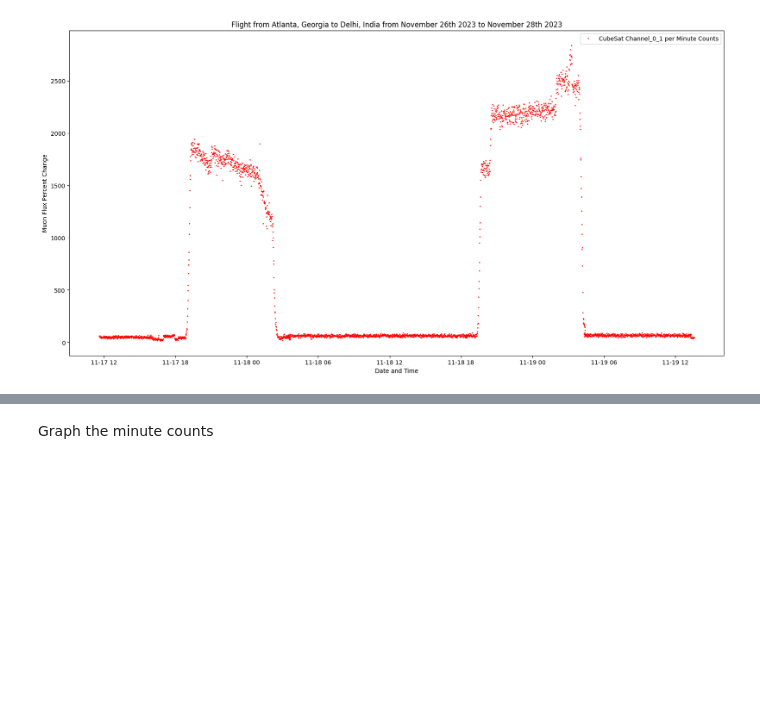
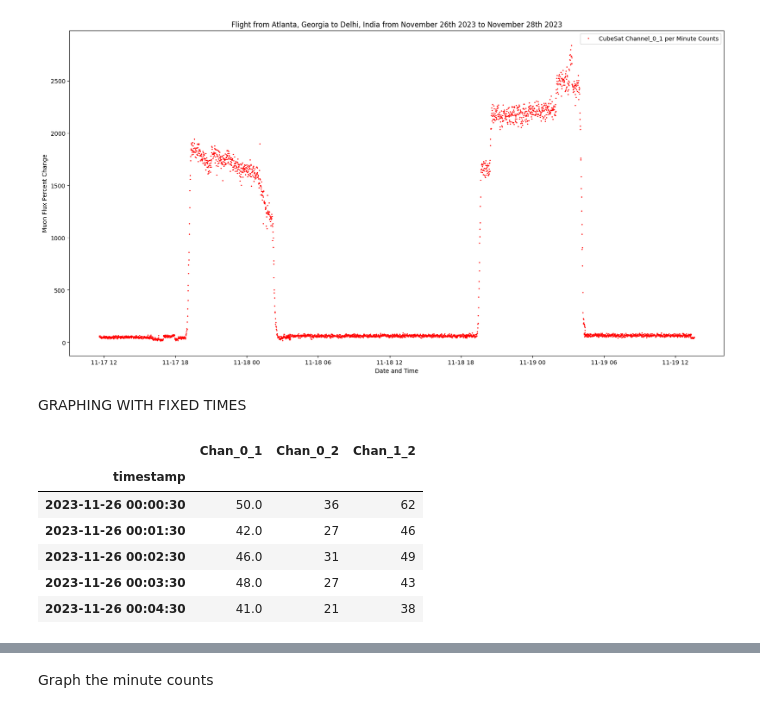
Before and after one commit to vpadgett1/cubesat_test_data, a Jupyter notebook: flights/india_trip_data.ipynb, the cells around one changed output, grey strips where cells are left out. Cells and saved outputs as stored; diff of their text form; code cells hidden in the pictures; blank space fills up the shorter version.

```diff
--- a/flights/india_trip_data.ipynb
+++ b/flights/india_trip_data.ipynb
@@ -236,3 +236,19 @@ ax1.set_ylabel('Muon Flux Percent Change')
 # %% [output]
 Text(0, 0.5, 'Muon Flux Percent Change')
 [figure]
+# %% [markdown]
+GRAPHING WITH FIXED TIMES
+# %%
+df_india_counts = pd.read_csv("updated_timestamp_data.csv")
+df_india_counts['timestamp'] = pd.to_datetime(df_india_counts['timestamp'])
+df_india_counts = df_india_counts.set_index('timestamp')
+#df_india_counts = df_india_counts.resample('H', on ='timestamp', axis=0).sum()
+df_india_counts.head()
+# %% [output]
+|  | Chan_0_1 | Chan_0_2 | Chan_1_2 |
+| timestamp |  |  |  |
+| 2023-11-26 00:00:30 | 50.0 | 36 | 62 |
+| 2023-11-26 00:01:30 | 42.0 | 27 | 46 |
+| 2023-11-26 00:02:30 | 46.0 | 31 | 49 |
+| 2023-11-26 00:03:30 | 48.0 | 27 | 43 |
+| 2023-11-26 00:04:30 | 41.0 | 21 | 38 |
```
Also changed, not shown: parts of 2 cells of this notebook, 2 other files.
